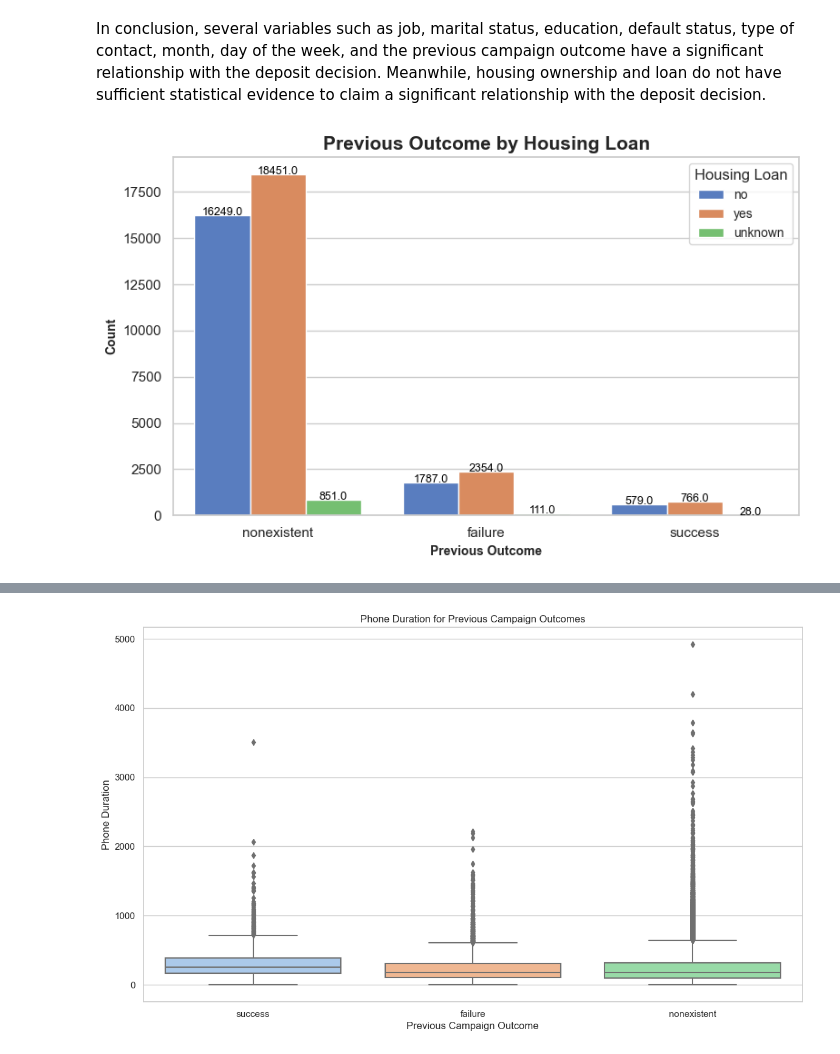
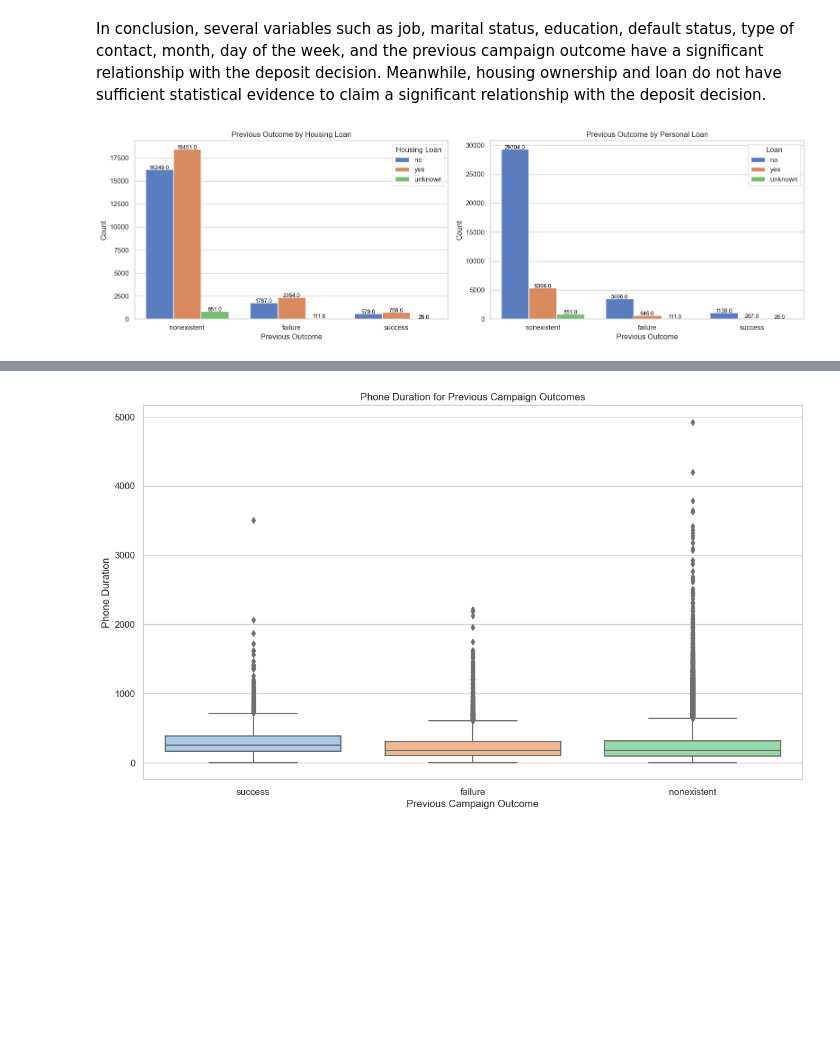
Before and after one commit to envaldy/Tim_Alpha_Finpro, a Jupyter notebook: Final Project/0. Master Tim_Alpha_Finpro.ipynb, the cells around one changed output, grey strips where cells are left out. Saved outputs shown, nothing was run; the diff lists cells and outputs as text; code cells hidden in the pictures; blank space fills up the shorter version.

```diff
--- a/Final Project/0. Master Tim_Alpha_Finpro.ipynb
+++ b/Final Project/0. Master Tim_Alpha_Finpro.ipynb
@@ -304,22 +304,3 @@ plt.show()
 [figure]
 # %% [markdown]
 There is huge gap between two uniques in target column, therefore it is necessary to include sampling method for later
-# %%
-data_numerical = df.select_dtypes(include='number')
-
-# Set the subplot size
-fig, axes = plt.subplots(4, 3, figsize=(18, 12))
-
-# Flatten the axes array to simplify indexing in the loop
-axes = axes.flatten()
-
-# Plot histogram for each numerical column
-for i, column in enumerate(data_numerical.columns):
-    if i < len(axes):  # Ensure we don't exceed the number of subplots
-        sns.histplot(data_numerical[column], bins=30, kde=True, color='blue', ax=axes[i])
-        axes[i].set_title(f'{column}')
-        axes[i].set_xlabel(column)
-        axes[i].set_ylabel('Frequency')
-
-plt.tight_layout()
-plt.show()
@@ -492,6 +544,7 @@ The corresponding initial hypotheses:
 # %%
 from scipy.stats import chi2_contingency
 
+df['deposit'] = df['deposit'].map({1: 'yes', 0: 'no'})
 categorical_vars = ['job', 'marital', 'education', 'default', 'housing', 'loan', 'contact', 'month', 'day_of_week', 'poutcome']
 
 for var in categorical_vars:
@@ -529,28 +582,38 @@ In conclusion, several variables such as job, marital status, education, default
 # %%
 # Set Seaborn style for a more visually appealing plot
 sns.set(style="whitegrid", palette="muted")
 
-# Create a count plot using Seaborn
-fig, ax1 = plt.subplots(figsize=(8, 5))
-pohl = sns.countplot(x='poutcome', hue='housing', data=df)
+# Create a figure with two subplots in one row
+fig, axes = plt.subplots(1, 2, figsize=(16, 5))
 
-# Set plot title and axis labels
-plt.title('Previous Outcome by Housing Loan', fontsize=15, fontweight='bold')
-plt.ylabel('Count', fontsize=10, fontweight='bold')
-plt.xlabel('Previous Outcome', fontsize=10, fontweight='bold')
+# Plot for Housing Loan
+pohl1 = sns.countplot(x='poutcome', hue='housing', data=df, ax=axes[0])
+axes[0].set_title('Previous Outcome by Housing Loan')
+axes[0].set_ylabel('Count')
+axes[0].set_xlabel('Previous Outcome')
+axes[0].legend(title='Housing Loan', loc='upper right')
 
 # Add data labels on top of each bar
-for p in pohl.patches:
+for p in pohl1.patches:
     height = p.get_height()
-    pohl.text(p.get_x() + p.get_width() / 2., height + 0.1, height, ha="center", fontsize=9, color='black')
+    pohl1.text(p.get_x() + p.get_width() / 2., height + 0.1, height, ha="center", fontsize=9, color='black')
 
-# Adjust legend position
-pohl.legend(title='Housing Loan', loc='upper right', fontsize=10)
+# Plot for Personal Loan
+pohl2 = sns.countplot(x='poutcome', hue='loan', data=df, ax=axes[1])
+axes[1].set_title('Previous Outcome by Personal Loan')
+axes[1].set_ylabel('Count')
+axes[1].set_xlabel('Previous Outcome')
+axes[1].legend(title='Loan', loc='upper right')
+
+# Add data labels on top of each bar
+for p in pohl2.patches:
+    height = p.get_height()
+    pohl2.text(p.get_x() + p.get_width() / 2., height + 0.1, height, ha="center", fontsize=9, color='black')
 
 # Adjust layout for better spacing
 plt.tight_layout()
 
-# Show the plot
+# Show the combined plot
 plt.show()
 # %% [output]
-[figure, old version]
+[figure, new version]
```
Also changed, not shown: parts of 24 cells of this notebook.
